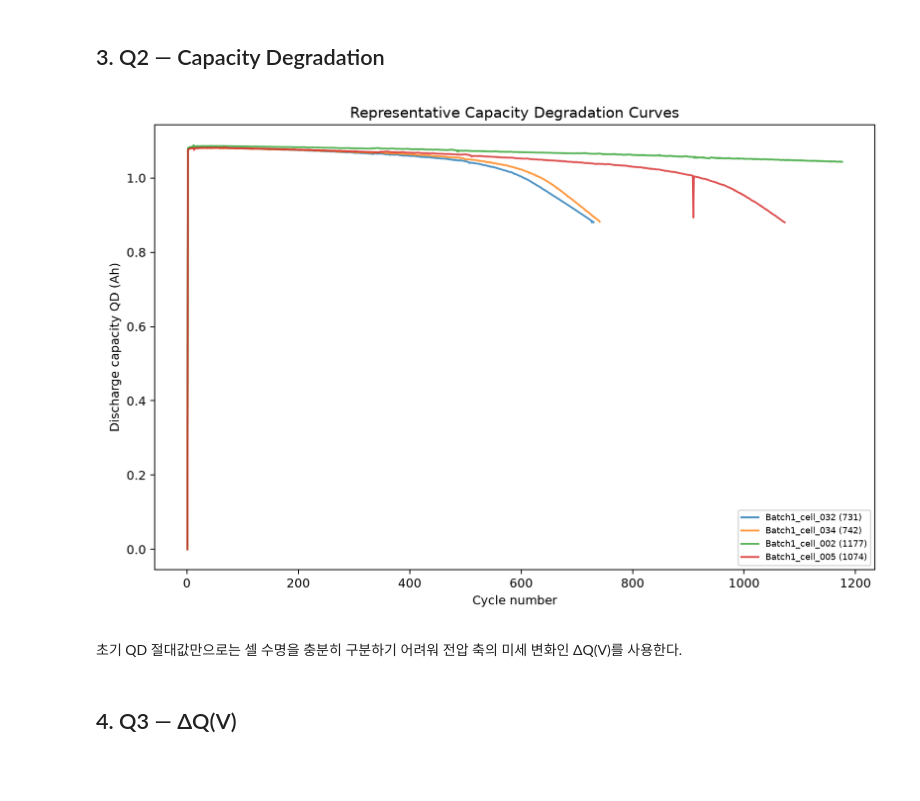
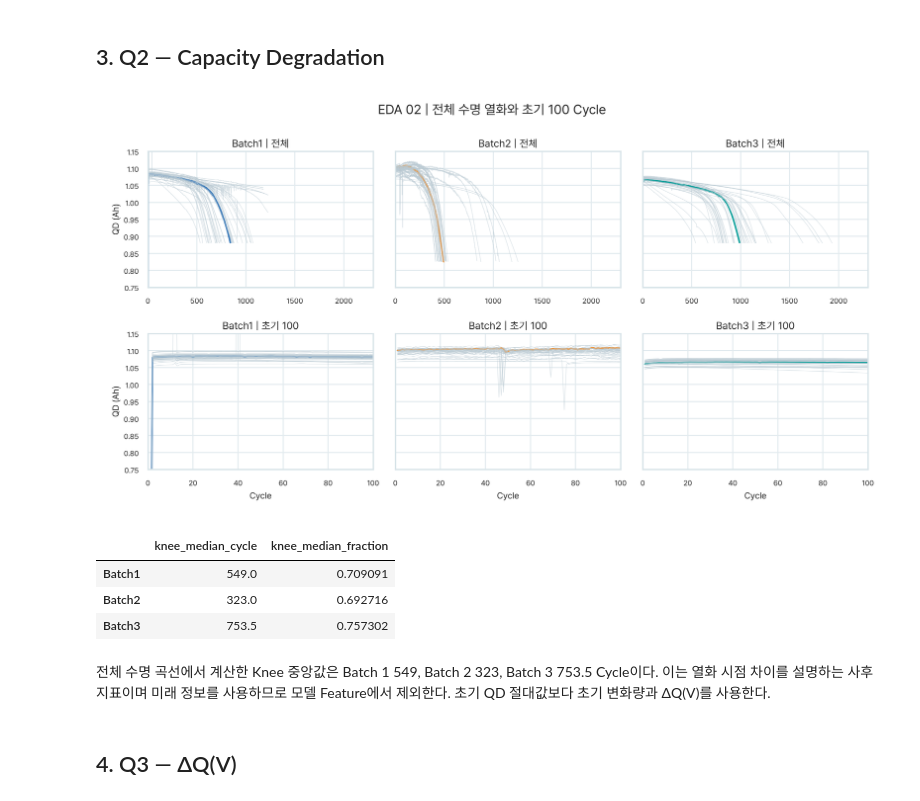
Before and after one commit to asdasd571/DS_MiniProject, a Jupyter notebook: notebooks/01_EDA.ipynb, the cells around one changed output. Cells and saved outputs as stored; diff of their text form; code cells hidden in the pictures; blank space fills up the shorter version.

```diff
--- a/notebooks/01_EDA.ipynb
+++ b/notebooks/01_EDA.ipynb
@@ -32,12 +32,18 @@ display(Image(filename=RESULTS/'figures/eda_cycle_life_hist.png')); display(Imag
 Batch 2는 단수명 비중이 크고 Batch 3는 장수명 비중이 커서 Batch 1과 뚜렷한 분포 이동이 존재한다.
 # %% [markdown]
 ## 3. Q2 — Capacity Degradation
-# %%
-display(Image(filename=RESULTS/'figures/eda_degradation_curve.png'))
-# %% [output]
-[figure, removed]
-# %% [markdown]
-초기 QD 절대값만으로는 셀 수명을 충분히 구분하기 어려워 전압 축의 미세 변화인 ΔQ(V)를 사용한다.
+# %%
+display(Image(filename=RESULTS/'figures/day1_eda02_qd_degradation_by_batch.png'))
+evidence = json.loads((RESULTS/'tables/day1_batch_comparison.json').read_text())
+pd.DataFrame({b: {'knee_median_cycle': v['knee_median_cycle'], 'knee_median_fraction': v['knee_median_fraction']} for b, v in evidence['batches'].items()}).T
+# %% [output]
+[figure, added]
+|  | knee_median_cycle | knee_median_fraction |
+| Batch1 | 549.0 | 0.709091 |
+| Batch2 | 323.0 | 0.692716 |
+| Batch3 | 753.5 | 0.757302 |
+# %% [markdown]
+전체 수명 곡선에서 계산한 Knee 중앙값은 Batch 1 549, Batch 2 323, Batch 3 753.5 Cycle이다. 이는 열화 시점 차이를 설명하는 사후 지표이며 미래 정보를 사용하므로 모델 Feature에서 제외한다. 초기 QD 절대값보다 초기 변화량과 ΔQ(V)를 사용한다.
 # %% [markdown]
 ## 4. Q3 — ΔQ(V)
 # %%
```
Also changed, not shown: parts of 10 cells of this notebook, 9 other files.
